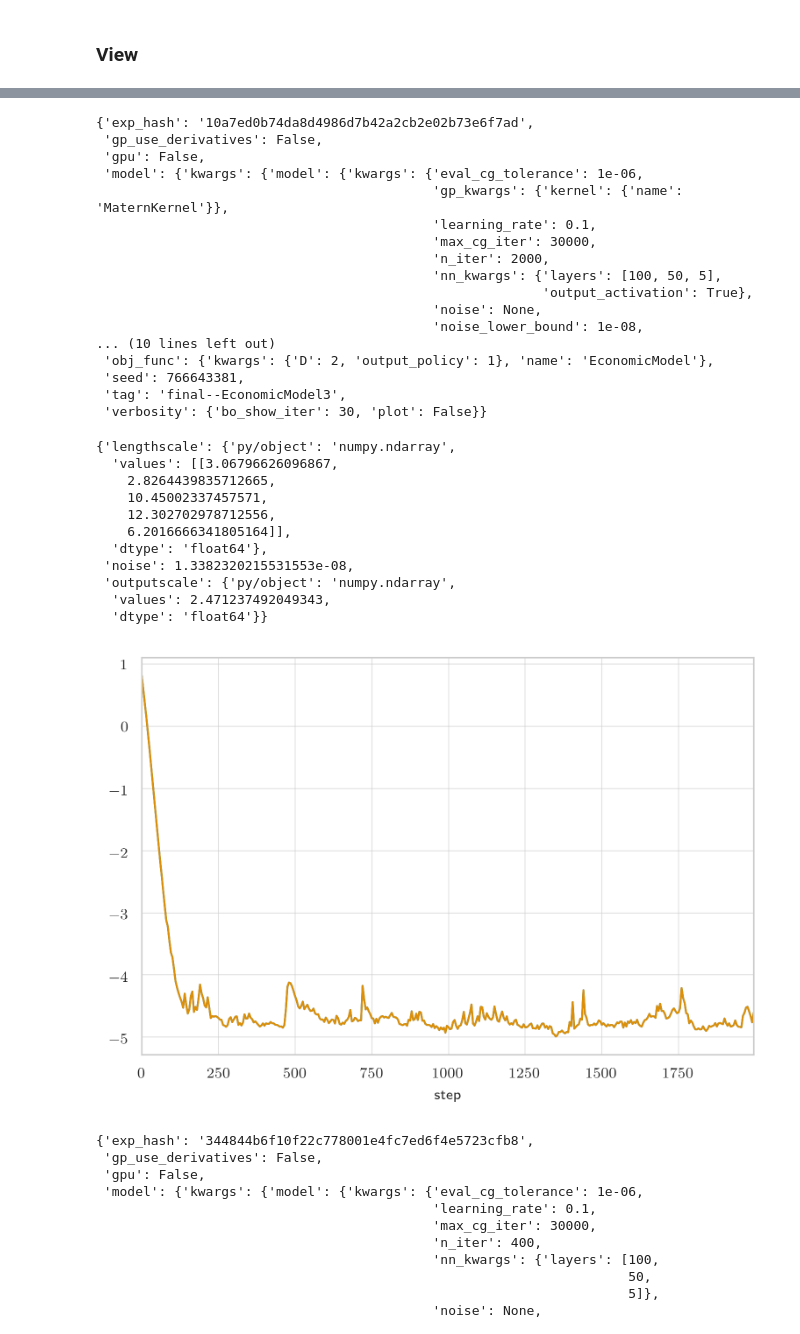
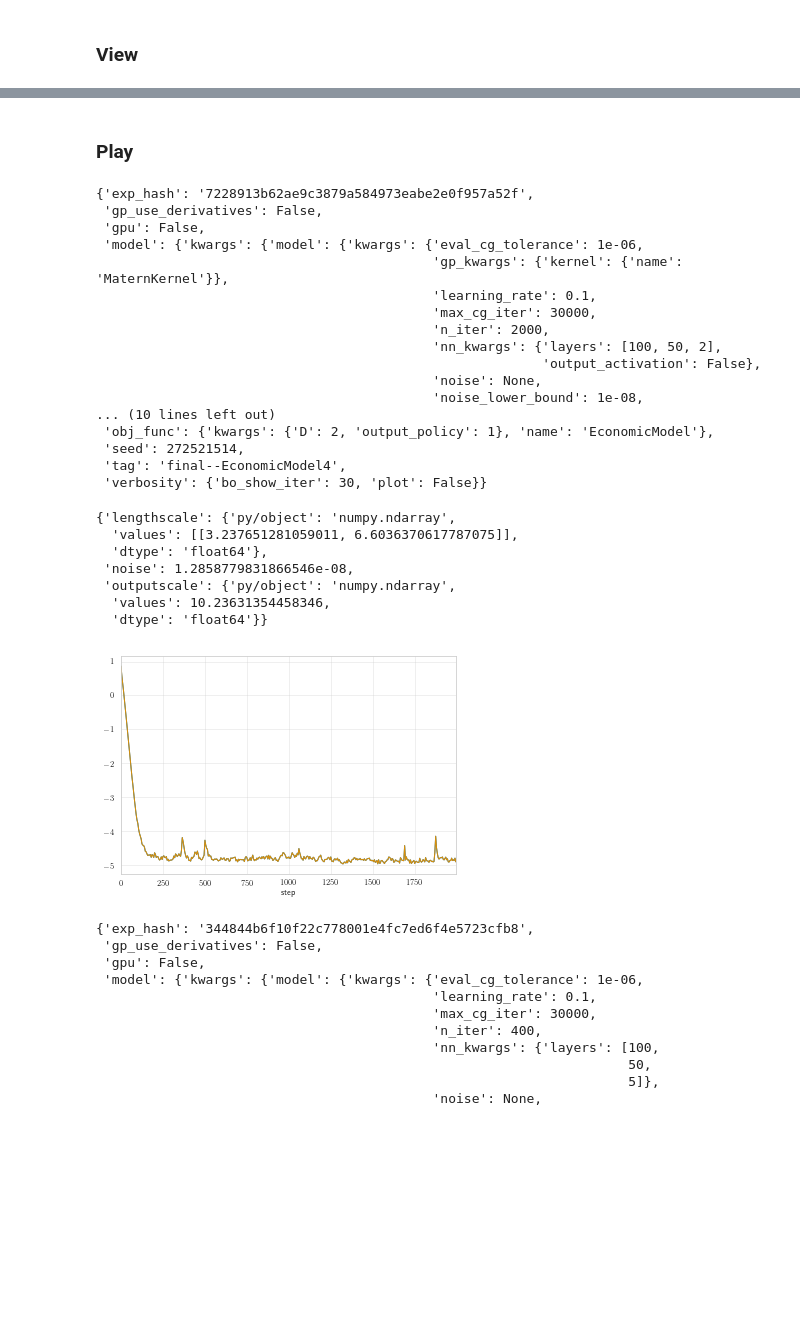
Before and after one commit to tmpethick/thesis-code, a Jupyter notebook: server_notebook_results.ipynb, the cells around one changed output, grey strips where cells are left out. Drawn from its saved outputs; the diff is of its cells as text; code cells hidden in the pictures; blank space fills up the shorter version.

Commit message:
Before modifying embedding experiments

```diff
--- a/server_notebook_results.ipynb
+++ b/server_notebook_results.ipynb
@@ -1701,7 +1653,7 @@ b'Submitted batch job 71506\n'
 # %% [markdown]
 ### View
 # %%
-exps_rows_df = get_df(**{'config.tag': "final--EconomicModel3"})
+exps_rows_df = get_df(**{'config.tag': "final--EconomicModel4"})
 exps_rows_df
 # %% [output]
 |  | N | acq | bo | config | exp | f | id | model | model2 | model_hash | ... | ... |
@@ -1770,37 +1723,35 @@ view_df(temp_df, indexes=['f.D', 'model', 'layers', 'kernel', 'n_iter', 'M', 'do
+# %% [markdown]
+### Play
 # %%
-exp = select_experiment_with_rmse(temp_df, 0.000033)
+exp = select_experiment_with_rmse(temp_df, 0.000032)
 exp.metrics['DKLGPModel.training.loss'].plot()
 exp.result['hyperparameters']
 # %% [output]
-{'exp_hash': '10a7ed0b74da8d4986d7b42a2cb2e02b73e6f7ad',
+{'exp_hash': '7228913b62ae9c3879a584973eabe2e0f957a52f',
  'gp_use_derivatives': False,
  'gpu': False,
  'model': {'kwargs': {'model': {'kwargs': {'eval_cg_tolerance': 1e-06,
                                            'gp_kwargs': {'kernel': {'name': 'MaternKernel'}},
                                            'learning_rate': 0.1,
                                            'max_cg_iter': 30000,
                                            'n_iter': 2000,
-                                           'nn_kwargs': {'layers': [100, 50, 5],
-                                                         'output_activation': True},
+                                           'nn_kwargs': {'layers': [100, 50, 2],
+                                                         'output_activation': False},
                                            'noise': None,
                                            'noise_lower_bound': 1e-08,
 ... (10 lines left out)
  'obj_func': {'kwargs': {'D': 2, 'output_policy': 1}, 'name': 'EconomicModel'},
- 'seed': 766643381,
- 'tag': 'final--EconomicModel3',
+ 'seed': 272521514,
+ 'tag': 'final--EconomicModel4',
  'verbosity': {'bo_show_iter': 30, 'plot': False}}
 {'lengthscale': {'py/object': 'numpy.ndarray',
-  'values': [[3.06796626096867,
-    2.8264439835712665,
-    10.45002337457571,
-    12.302702978712556,
-    6.2016666341805164]],
+  'values': [[3.237651281059011, 6.6036370617787075]],
   'dtype': 'float64'},
- 'noise': 1.3382320215531553e-08,
+ 'noise': 1.2858779831866546e-08,
  'outputscale': {'py/object': 'numpy.ndarray',
-  'values': 2.471237492049343,
+  'values': 10.23631354458346,
   'dtype': 'float64'}}
-[figure, old version]
+[figure, new version]
 # %%
 # 4D
 exp = select_experiment_with_rmse(temp_df, 0.004054)
```
Also changed, not shown: parts of 13 cells of this notebook, 11 other files.
